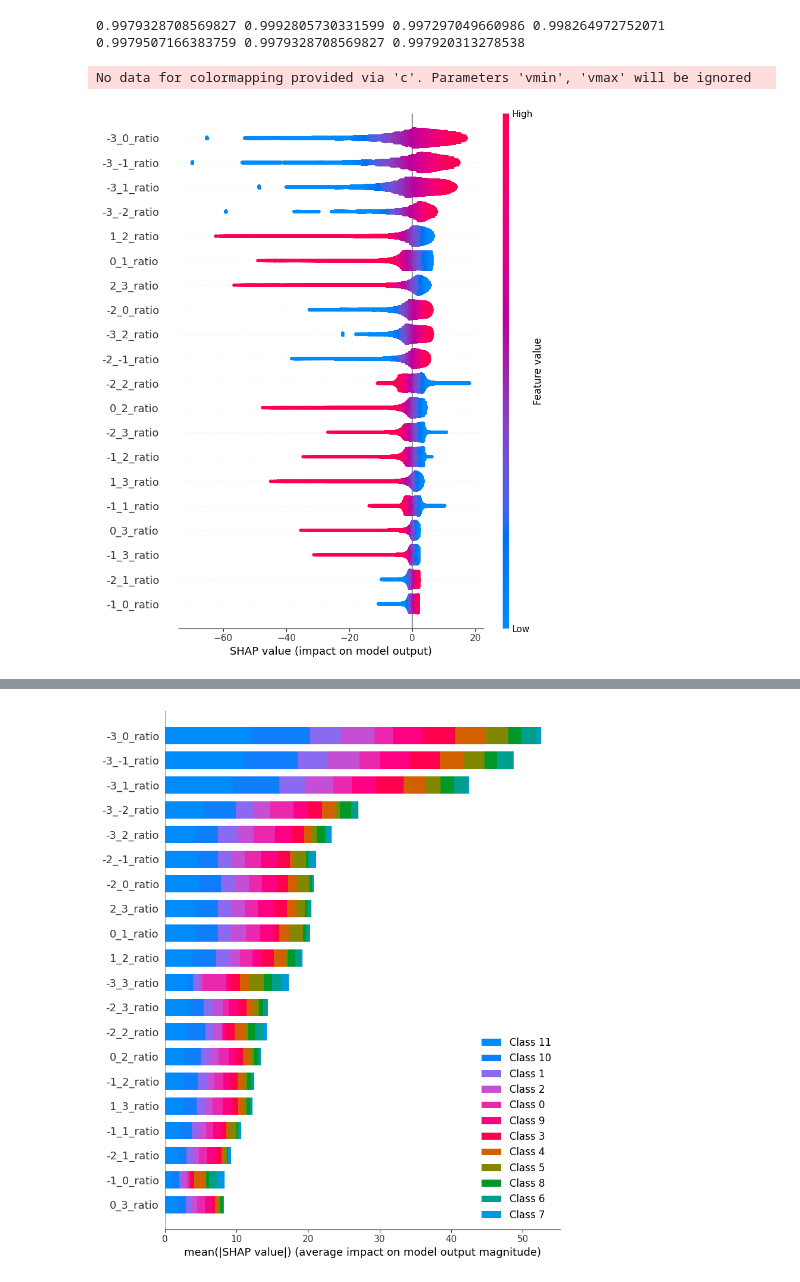
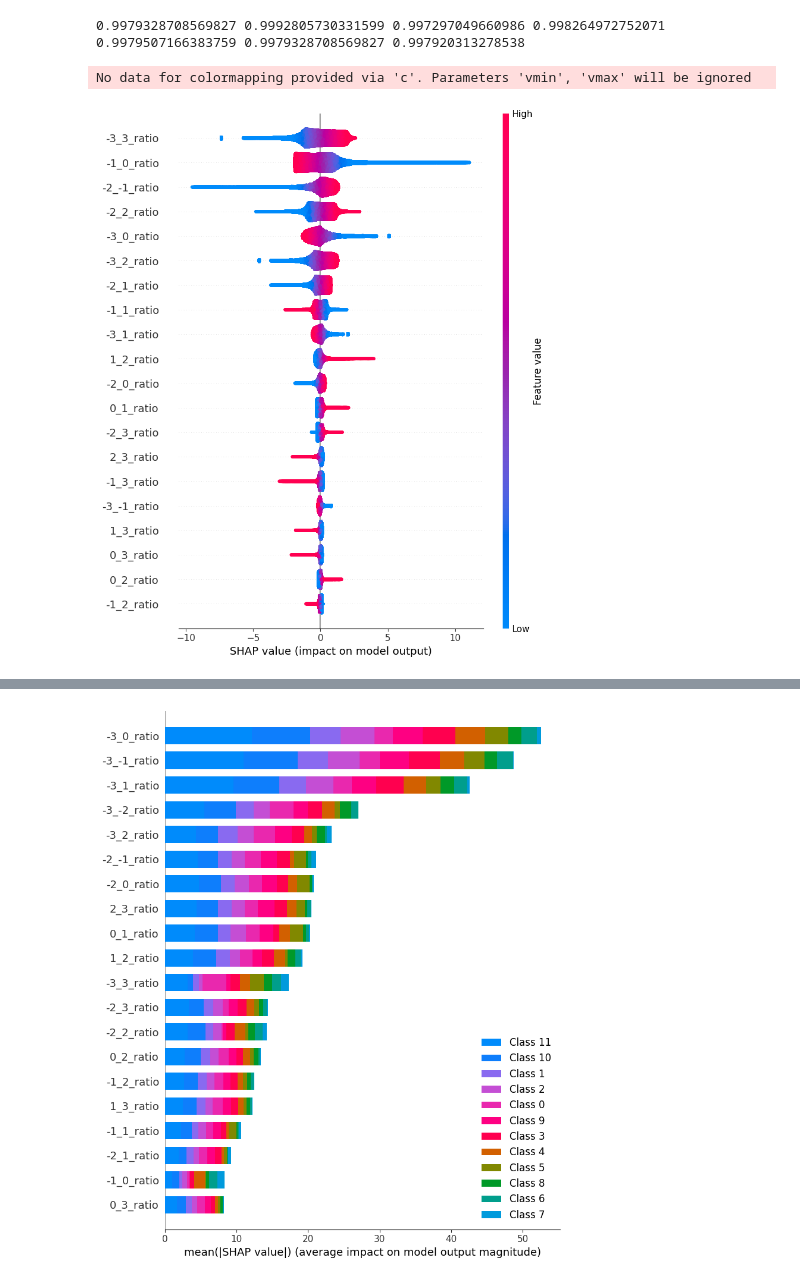
Before and after one commit to young-sudo/BIS-Lab3-MS, a Jupyter notebook: projekt.ipynb, the cells around one changed output, grey strips where cells are left out. Cells and saved outputs as stored; diff of their text form; code cells hidden in the pictures.

```diff
--- a/projekt.ipynb
+++ b/projekt.ipynb
@@ -279,12 +287,12 @@ print(accuracy,
 explainer = shap.LinearExplainer(model, X_train_norm)
 shap_values = explainer.shap_values(X_train_norm)
 # %%
-class_index = 10  # Replace with the desired class index
+class_index = 7  # Replace with the desired class index
 # shap.summary_plot(shap_values[class_index], X, plot_type="bar")
 shap.summary_plot(shap_values[class_index], X_train_norm)
 # %% [output]
 No data for colormapping provided via 'c'. Parameters 'vmin', 'vmax' will be ignored
-[figure, old version]
+[figure, new version]
 # %%
 # Force plot
 shap.initjs()
```
Also changed, not shown: parts of 9 cells of this notebook.
